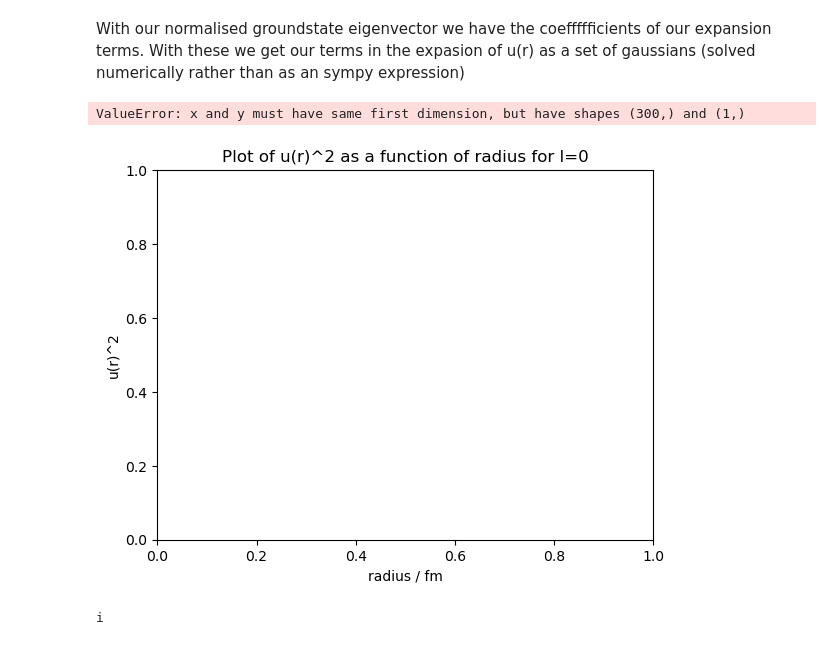
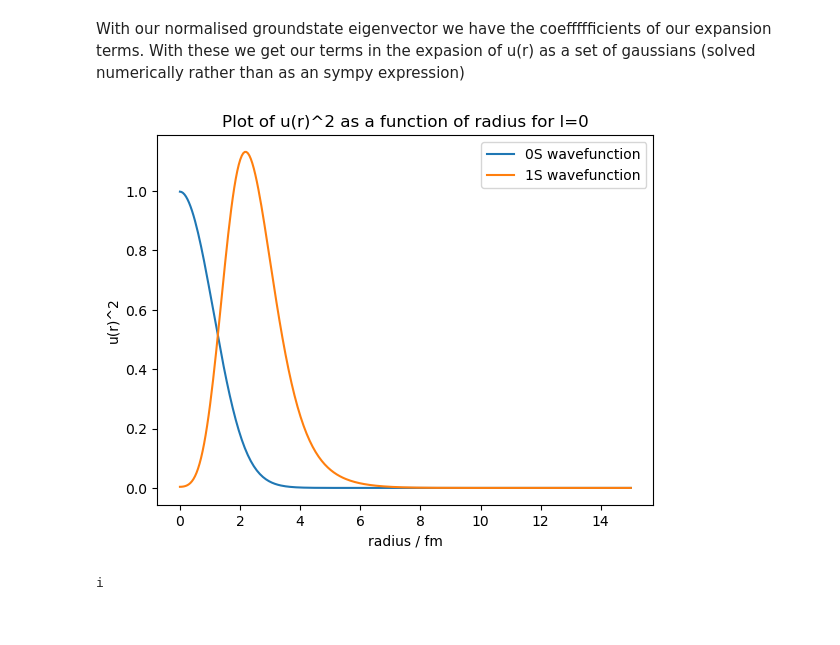
Before and after one commit to ellabeck03/halo-nuclei, a Jupyter notebook: week 6/Wavefunctions for the Woods Saxon potential.ipynb, the cells around one changed output. Cells and saved outputs as stored; diff of their text form; code cells hidden in the pictures.

```diff
--- a/week 6/Wavefunctions for the Woods Saxon potential.ipynb
+++ b/week 6/Wavefunctions for the Woods Saxon potential.ipynb
@@ -9,7 +9,7 @@ from scipy.special import gamma
 INITIAL_RANGE_PARAMETER = 0.01 # In [fm^-2]
 BETA = 0.0000001 # In [fm^-2], can be edited to get a better fit for a realistic density distrbution.
 REDUCED_MASS = 935 * 10/11 # In [Mev / c^2], need to update value and units (10/11 A in MeV)
-SUM_LIMIT = 20 # Determines the number of gaussians we expand our wave function to
+SUM_LIMIT = 10 # Determines the number of gaussians we expand our wave function to
 XVALS = 300 # number of x values to plot in our plot of u(r)
 
 V_LS = - 21.0 # In MeV
@@ -117,15 +109,14 @@ def matrix_generation(orb_ang_momentum, potential_mixing_coefficients=MIXING_COE
                       potential_parameters=POTENTIAL_PARAMETERS, size=SUM_LIMIT):
     h_matrix = np.zeros(shape=(size, size))
     n_matrix = np.zeros(shape=(size, size))
-    i = 0 # these count the elements of the matricies created
-    j = 0
+    # i = 0 # these count the elements of the matricies created
+    # j = 0
 
     for i in range(size):
         i_range_parameter = next_range_parameter(i)
         for j in range(size):
             j_range_parameter = next_range_parameter(j)
             kinetic_energy_term = kinetic_matrix_element(orb_ang_momentum, i_range_parameter, j_range_parameter)
-            print(i_range_parameter, j_range_parameter, kinetic_energy_term)
             potential_energy_term = 0
             for k in range(len(MIXING_COEFFICIENTS)):
                 potential_energy_term += potential_matrix_element(orb_ang_momentum, i_range_parameter, j_range_parameter,
@@ -196,9 +169,11 @@ np.savetxt('s_state_n_matrix.csv', n_matrix, delimiter=',')
 With our matrices found we now calculate the eigenvalues and the groundstate eigenvector, corresponding to the lowest (hence groundstate) energy.
 # %%
 eigenvalues, eigenvectors = scipy.linalg.eigh(h_matrix, n_matrix)
-norm_eigenvalues, norm_eigenvectors = scipy.linalg.eigh(n_matrix)
-print(norm_eigenvalues)
+overlap_eigenvalues, overlap_eigenvectors = scipy.linalg.eigh(n_matrix)
+overlap_matrix_condition_number = np.max(overlap_eigenvalues) / np.min(overlap_eigenvalues)
+print(f"The overlap matrix condition number is {overlap_matrix_condition_number:.3f}")
 ground_state_eigenvector = np.asmatrix(eigenvectors[:, 0])
+s1_eigenvector = np.asmatrix(eigenvectors[:, 1])
 print("The eigenvalues are", eigenvalues)
 print("The groundstate eigenvector is", ground_state_eigenvector)
 # %% [output]
@@ -227,7 +193,7 @@ normalisation =  0.9999999999998153
 # %% [markdown]
 With our normalised groundstate eigenvector we have the coeffffficients of our expansion terms. With these we get our terms in the expasion of u(r) as a set of gaussians (solved numerically rather than as an sympy expression)
 # %%
-def reduced_radial_wavefunction(x_values, orbital_quantum_number, sum_limit=SUM_LIMIT, xvals = XVALS):
+def reduced_radial_wavefunction(x_values, wavefunction_eigenvector, orbital_quantum_number, sum_limit=SUM_LIMIT, xvals = XVALS):
     """
     Defines a numerical method of finding the reduced radial wavefunction as a sum of our gaussians.
     """
@@ -235,30 +201,31 @@ def reduced_radial_wavefunction(x_values, orbital_quantum_number, sum_limit=SUM_
     for i in range(sum_limit):
         range_parameter_array[0, i] = next_range_parameter(i)
 
-    temp = 0
+    wavefunction_vals = np.zeros(shape=(1, xvals))
     for i in range(xvals):
         for j in range(sum_limit):
-            temp += ground_state_eigenvector[0, j] * gaussian_wavefunction(x_values, range_parameter_array[0, j], orbital_quantum_number)
-        temp = temp**2
-    return temp
+            wavefunction_vals[0, i] += wavefunction_eigenvector[0, j] * gaussian_wavefunction(x_values[i], range_parameter_array[0, j], orbital_quantum_number)
+        wavefunction_vals[0, i] = (wavefunction_vals[0, i])**2
+    return wavefunction_vals[0, :]
 # %%
 fig = plt.figure()
 ax = fig.add_subplot()
 
 x_values = np.linspace(0., 15, XVALS)
-evaluated_ur_values = reduced_radial_wavefunction(x_values, 0)[0]
-#print(reduced_radial_wavefunction(x_values))
+evaluated_ur_values = reduced_radial_wavefunction(x_values, ground_state_eigenvector, 0)
 
 ax.set_title('Plot of u(r)^2 as a function of radius for l=0')
 ax.set_xlabel('radius / fm')
 ax.set_ylabel('u(r)^2')
-ax.plot(x_values, evaluated_ur_values)
+#ax.plot(x_values, evaluated_ur_values)
+ax.plot(x_values, reduced_radial_wavefunction(x_values, ground_state_eigenvector, 0), label="0S wavefunction")
+ax.plot(x_values, reduced_radial_wavefunction(x_values, s1_eigenvector, 0), label="1S wavefunction")
+ax.legend()
 
 plt.savefig('s_state_plot.png', dpi=300)
 plt.show()
 # %% [output]
-ValueError: x and y must have same first dimension, but have shapes (300,) and (1,)
-[figure, old version]
+[figure, new version]
 # %%
 fig = plt.figure(figsize = (10,5))
 X_vals = np.linspace(0.0000000000001, 15, 100)
```
Also changed, not shown: parts of 4 cells of this notebook.
